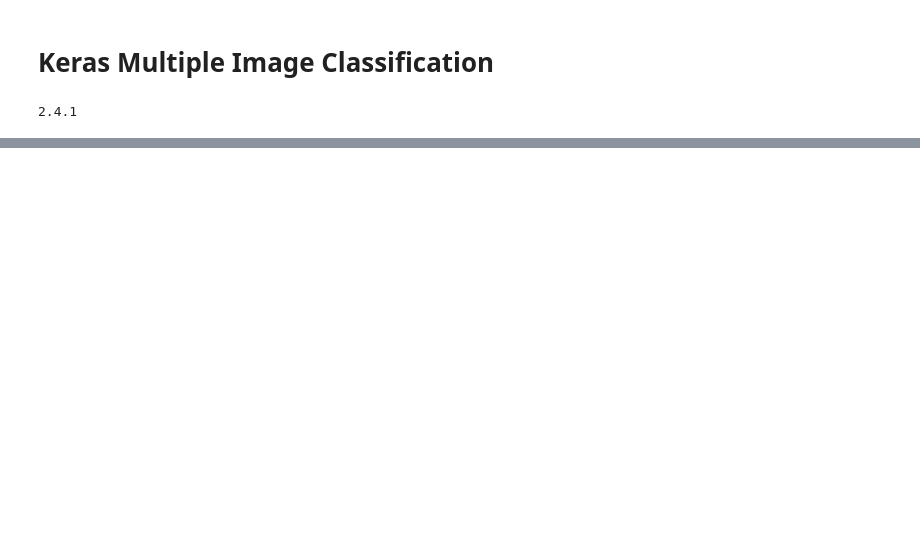
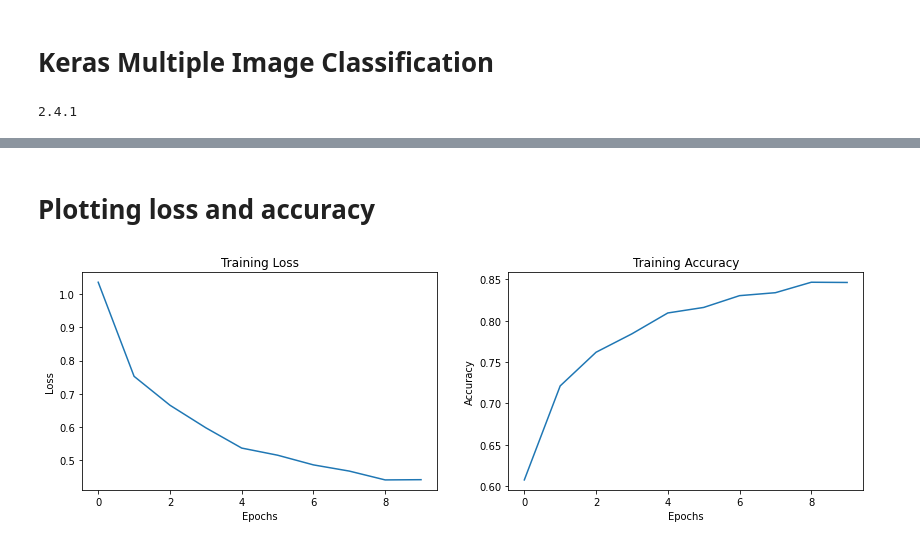
Before and after one commit to shivkumarganesh/Deep-Learning-Course, a Jupyter notebook: Assignment-6/Part_B_Keras_Implementation.ipynb, the cells around one changed output, grey strips where cells are left out. Cells and saved outputs as stored; diff of their text form; code cells hidden in the pictures; blank space fills up the shorter version.

```diff
--- a/Assignment-6/Part_B_Keras_Implementation.ipynb
+++ b/Assignment-6/Part_B_Keras_Implementation.ipynb
@@ -93,0 +142,3 @@ Downloading sample_submission.csv.zip to /content
+# %%
+train_ds = train_ds.prefetch(buffer_size=batch_size)
+val_ds = val_ds.prefetch(buffer_size=batch_size)
@@ -93,0 +206,14 @@ Downloading sample_submission.csv.zip to /content
+# %%
+epochs = 10
+
+callbacks = [
+    keras.callbacks.ModelCheckpoint("save_at_{epoch}.h5"),
+]
+model.compile(
+    optimizer=keras.optimizers.Adam(1e-3),
+    loss="sparse_categorical_crossentropy",
+    metrics=["sparse_categorical_accuracy"],
+)
+history = model.fit(
+    train_ds, epochs=epochs, callbacks=callbacks, validation_data=val_ds,
+)
@@ -93,0 +241,10 @@ Downloading sample_submission.csv.zip to /content
+# %% [markdown]
+# Plotting loss and accuracy
+# %%
+# Training
+plot(history.history['loss'],
+     history.history['sparse_categorical_accuracy'],
+     subplot_title=['Training Loss', 'Training Accuracy']
+    )
+# %% [output]
+[figure, added]
```
Also changed, not shown: parts of 25 cells of this notebook.
